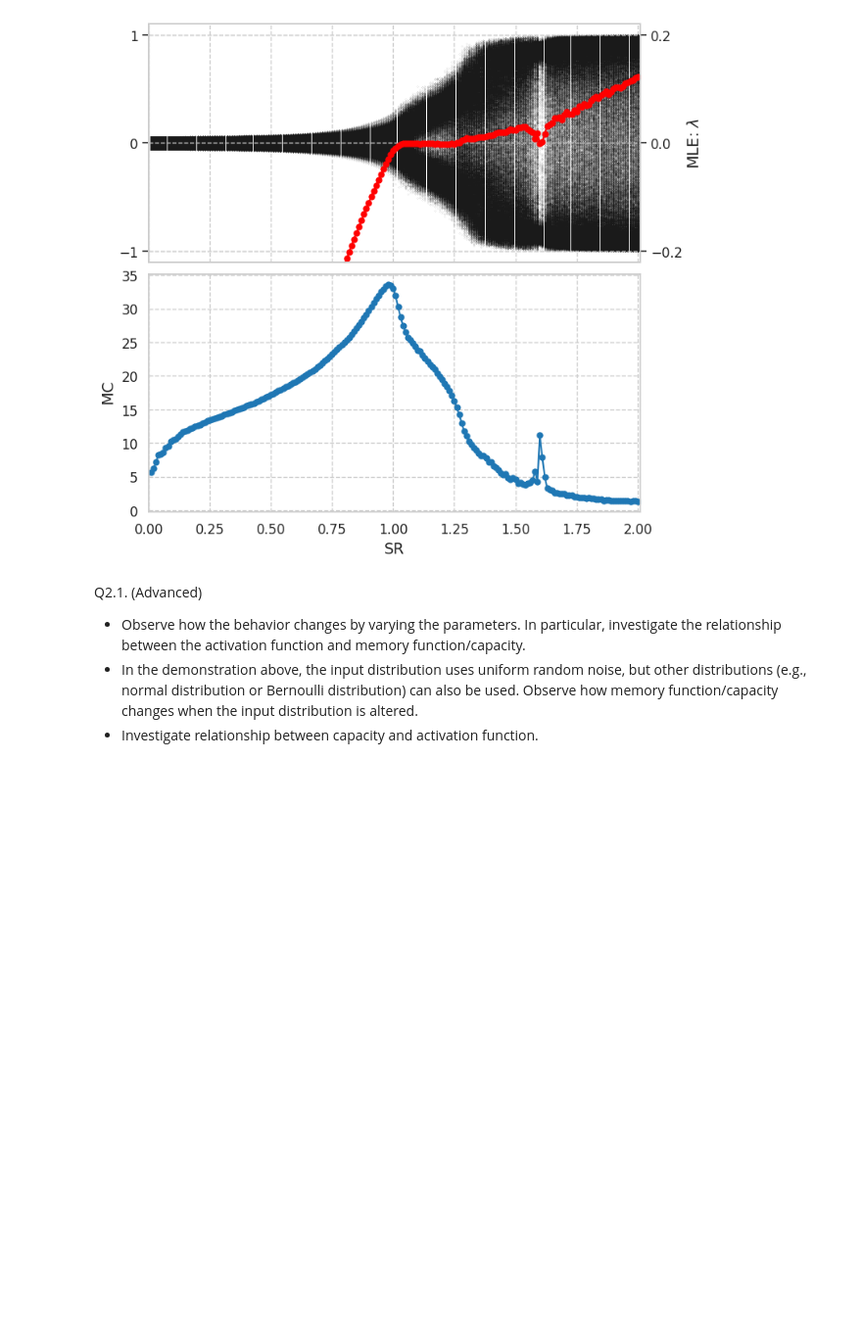
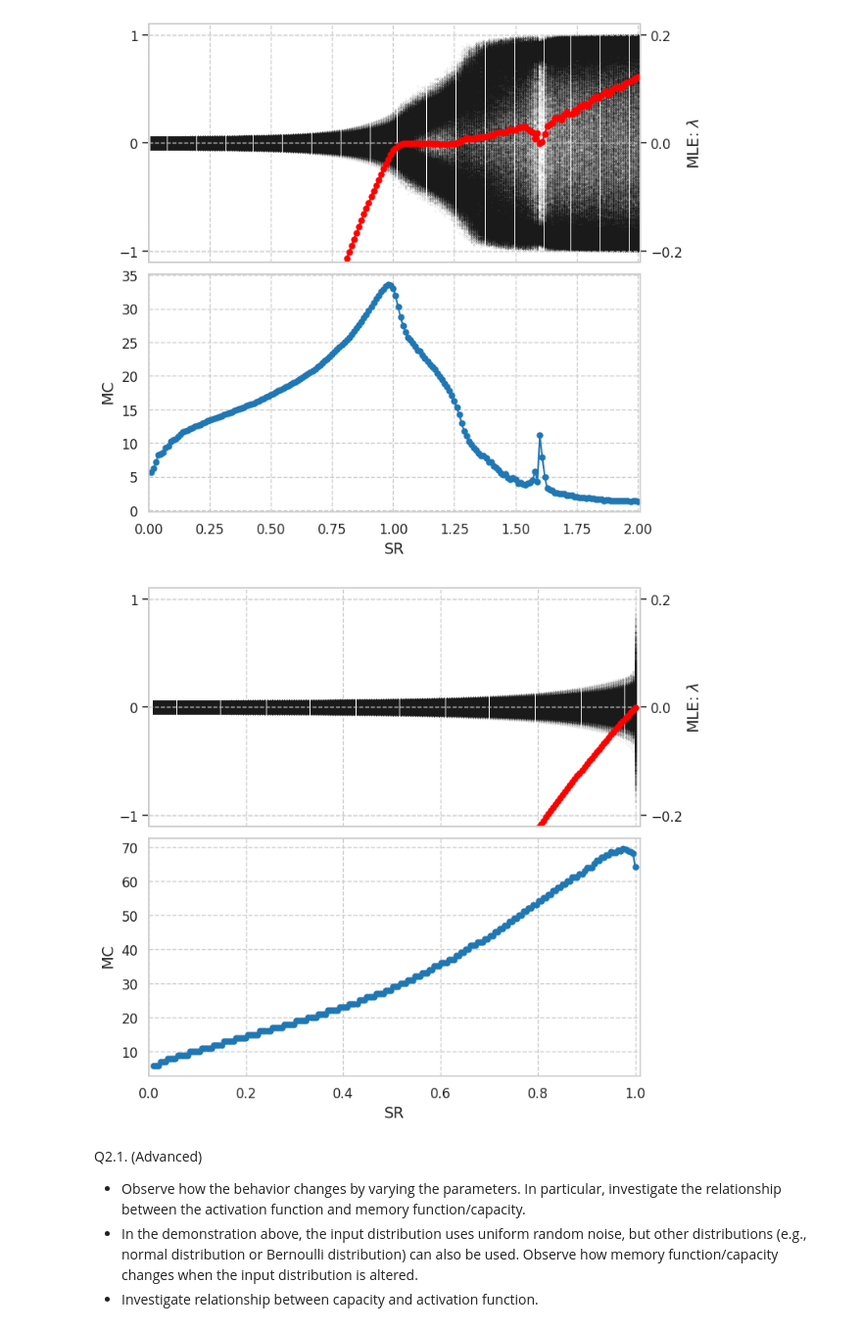
Before and after one commit to zhewengao/RC-bootcamp, a Jupyter notebook: 06_memory_capacity.ipynb, the cells around one changed output. Shown at 98% size. Cells and saved outputs as stored; diff of their text form; code cells hidden in the pictures; blank space fills up the shorter version.

```diff
--- a/06_memory_capacity.ipynb
+++ b/06_memory_capacity.ipynb
@@ -490,6 +545,93 @@ ax[1].tick_params(axis="both", which="major", labelsize=12)
 None
 # %% [output]
 [figure]
+# %%
+seed = 12345
+dim = 100
+eps = 1e-4
+t_washout = 1000
+t_sample = 10000
+t_total = t_washout + t_sample
+ts = np.arange(-t_washout, t_sample)
+display = True
+
+rnd = np.random.default_rng(seed)
+srs = np.linspace(0.01, 1.0, 200)
+w_in = Linear(1, dim, bound=0.1, bias=0.0, rnd=rnd)
+
+# net = ESN(dim, sr=srs[:, None], f=np.tanh, p=1, rnd=rnd)
+net = ESN(dim, sr=srs[:, None], f=lambda t: t, p=1, rnd=rnd)
+
+x0 = np.zeros((2, srs.shape[0], dim))
+us = rnd.uniform(-1, 1, (t_total, 1))
+
+x = x0
+xs = np.zeros((t_total, *x0.shape[1:]))
+lmbds = np.zeros((t_sample, srs.shape[0]))
+for idx, t in enumerate(tqdm(ts, display=display)):
+    if t == 0:
+        pert = rnd.uniform(-1, 1, x[0].shape)
+        pert = pert / np.linalg.norm(pert, axis=-1, keepdims=True)
+        x[1] = x[0] + pert * eps
+    x = net(x, w_in(us[idx]))
+    xs[idx] = x[0]
+    if t >= 0:
+        x_org, x_per = x[0], x[1]
+        x_diff = x_per - x_org
+        d_post = np.linalg.norm(x_diff, axis=-1, keepdims=True)
+        lmbd = np.log(np.abs(d_post / eps))
+        x_per[:] = x_org + x_diff * (eps / d_post)
+        lmbds[idx - t_washout] = lmbd[..., 0]
+
+taus = np.arange(0, 81)
+r2s = None
+U, mask, ranks = calc_regression_and_rank(xs[t_washout:].swapaxes(0, -2))
+for idx, tau in enumerate(tqdm(taus, display=display)):
+    zeta = us[t_washout - tau : t_total - tau]
+    r2 = calc_memory_function(U, mask, zeta)[..., 0]
+    if r2s is None:
+        r2s = np.zeros((taus.shape[0], *r2.shape))
+    r2s[idx] = r2
+mcs = np.sum(r2s, axis=0)
+
+
+def get_maxima_and_minima(xs, **kwargs):
+    id_maxima = sp.signal.find_peaks(xs, **kwargs)[0]
+    id_minima = sp.signal.find_peaks(-xs, **kwargs)[0]
+    return id_maxima, id_minima
+
+
+fig, ax = plt.subplots(2, 1, figsize=(8, 8), gridspec_kw={"hspace": 0.05})
+axl = ax[0]
+axl.set_xlim(srs.min() - 0.01, srs.max() + 0.01)
+axl.set_xticklabels([])
+for idx, sr in enumerate(srs):
+    id_maxima, id_minima = get_maxima_and_minima(xs[t_washout:, idx, 0])
+    id_all = np.concatenate([id_maxima, id_minima])
+    peaks = xs[t_washout:, idx, 0][id_all]
+    axl.scatter(sr * np.ones(peaks.shape[0]), peaks, marker=".", s=0.01, color="k")
+axl.tick_params(axis="both", which="major", labelsize=12)
+axl.set_xlabel(r"$x_0[k]$", fontsize=14)
+axl.set_yticks([-1.0, 0.0, 1.0])
+axl.set_ylim(-1.1, 1.1)
+
+axr = ax[0].twinx()
+axr.plot(srs, lmbds.mean(axis=0), "o-", color="red", label="MLE")
+axr.set_yticks([-0.2, 0.0, 0.2])
+axr.set_ylim(-0.22, 0.22)
+axr.set_ylabel(r"MLE: $\lambda$", fontsize=14)
+axr.set_xticklabels([])
+axr.tick_params(axis="both", which="major", labelsize=12)
+
+ax[1].plot(srs, mcs, "o-", label="MC")
+ax[1].set_xlim(srs.min() - 0.01, srs.max() + 0.01)
+ax[1].set_xlabel(r"SR", fontsize=14)
+ax[1].set_ylabel(r"$\mathrm{MC}$", fontsize=14)
+ax[1].tick_params(axis="both", which="major", labelsize=12)
+
+None
+# %% [output]
+[figure, added]
 # %% [markdown]
 Q2.1. (Advanced)
 
```
Also changed, not shown: parts of 3 cells of this notebook.
